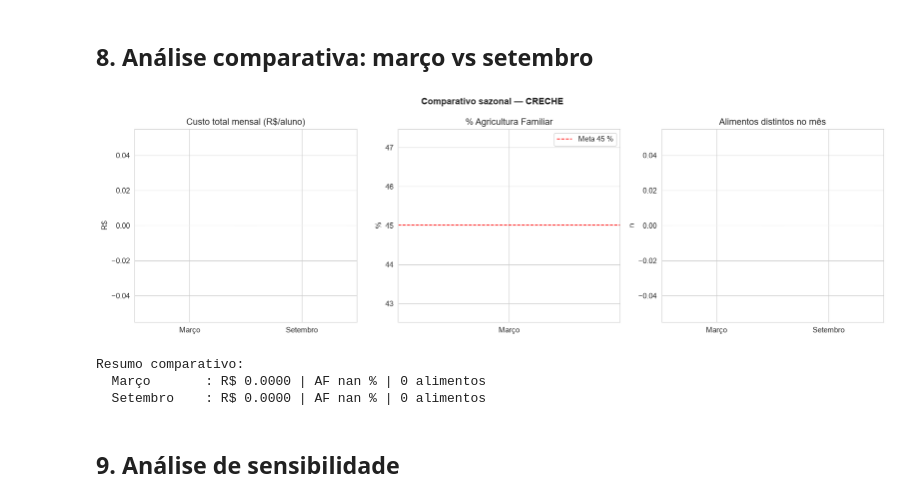
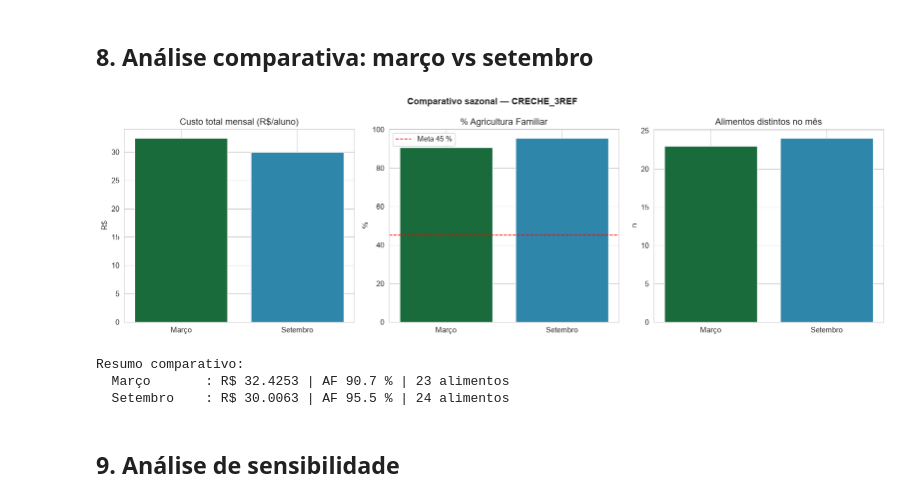
Before and after one commit to dba149/PNAE, a Jupyter notebook: otimizacao_pnae_pl.ipynb, the cells around one changed output. Cells and saved outputs as stored; diff of their text form; code cells hidden in the pictures.

Commit message:
Match de precos, pl caminho dos cardapios e nome dos grupos com quantidade de refeicoes

```diff
--- a/otimizacao_pnae_pl.ipynb
+++ b/otimizacao_pnae_pl.ipynb
@@ -624,7 +624,16 @@ NUM_REFEICOES_INSP  = 3          # CORREÇÃO (set/2026): necessário para monta
                                   # na Seção 7.3 — ver combinações disponíveis na Seção 4.
 MES_INSP            = 3             # março
 
-path_card = os.path.join(output_folder, f'cardapio_{GRUPO_INSP}_{MES_INSP:02d}.csv')
+# CORREÇÃO (set/2026): os arquivos de cardápio por instância usam o rótulo
+# composto (grupo_nutricional + num_refeicoes), ex.: 'CRECHE_3REF', não o
+# nome-base isolado ('CRECHE'). Esse rótulo é gerado por montar_perfil() —
+# centralizamos aqui para não duplicar a lógica de composição do nome em
+# cada célula (ver Seção 4, célula 10, coluna 'Grupo'). Os arquivos também
+# ficam na subpasta 'cardapios/', não na raiz de output_folder.
+perfil_insp = montar_perfil(GRUPO_INSP, NUM_REFEICOES_INSP, df_params, restricoes)
+grupo_label = perfil_insp.grupo   # ex.: 'CRECHE_3REF'
+
+path_card = os.path.join(output_folder, 'cardapios', f'cardapio_{grupo_label}_{MES_INSP:02d}.csv')
 if os.path.exists(path_card):
     df_card = pd.read_csv(path_card)
 else:
@@ -633,14 +642,14 @@ else:
     if os.path.exists(path_all):
         df_all  = pd.read_csv(path_all)
         df_card = df_all[
-            (df_all['grupo'] == GRUPO_INSP) & (df_all['mes'] == MES_INSP)
+            (df_all['grupo'] == grupo_label) & (df_all['mes'] == MES_INSP)
         ].copy()
     else:
         raise FileNotFoundError(
             "Cardápio não encontrado. Execute o solver (Bloco 5.2 ou 5.3) primeiro."
         )
 
-print(f"Cardápio: {GRUPO_INSP} / {NOMES_MESES.get(MES_INSP,'')}")
+print(f"Cardápio: {grupo_label} / {NOMES_MESES.get(MES_INSP,'')}")
 print(f"Total de registros: {len(df_card)}")
 print(f"Alimentos distintos: {df_card['alimento'].nunique()}")
 print(f"Custo total do mês : R$ {df_card['custo_r'].sum():.4f} / aluno")
@@ -765,19 +810,25 @@ VERIFICAÇÃO DE RESTRIÇÕES — CRECHE (3 ref/dia) / Março
 ## 8. Análise comparativa: março vs setembro <a id='8-sazonalidade'></a>
 # %%
 # ── Comparar custo e composição entre meses sazonalmente distintos ─
-GRUPO_COMP = 'CRECHE'
-MESES_COMP = [3, 9]  # março (frutas tropicais) × setembro (hortaliças)
+GRUPO_COMP         = 'CRECHE'
+NUM_REFEICOES_COMP = 3   # CORREÇÃO (set/2026): necessário para resolver o rótulo composto
+MESES_COMP         = [3, 9]  # março (frutas tropicais) × setembro (hortaliças)
+
+# CORREÇÃO (set/2026): mesmo ajuste da Seção 7 — rótulo composto via
+# montar_perfil() (ex.: 'CRECHE_3REF') e subpasta 'cardapios/'.
+perfil_comp = montar_perfil(GRUPO_COMP, NUM_REFEICOES_COMP, df_params, restricoes)
+grupo_label_comp = perfil_comp.grupo
 
 dados_comp = {}
 for mes in MESES_COMP:
-    path = os.path.join(output_folder, f'cardapio_{GRUPO_COMP}_{mes:02d}.csv')
+    path = os.path.join(output_folder, 'cardapios', f'cardapio_{grupo_label_comp}_{mes:02d}.csv')
     if os.path.exists(path):
         dados_comp[mes] = pd.read_csv(path)
     else:
         path_all = os.path.join(output_folder, 'cardapio_mensal_todos_grupos.csv')
         if os.path.exists(path_all):
             _all = pd.read_csv(path_all)
-            dados_comp[mes] = _all[(_all['grupo']==GRUPO_COMP) & (_all['mes']==mes)].copy()
+            dados_comp[mes] = _all[(_all['grupo']==grupo_label_comp) & (_all['mes']==mes)].copy()
 
 if len(dados_comp) == 2:
     fig, axes = plt.subplots(1, 3, figsize=(16, 5))
@@ -793,39 +844,39 @@ if len(dados_comp) == 2:
     nomes_c = [NOMES_MESES[m] for m in MESES_COMP]
 
     # Custo total
     axes[0].bar(nomes_c, [custo_total_comp[m] for m in MESES_COMP], color=['#1A6B3C','#2E86AB'])
     axes[0].set_title('Custo total mensal (R$/aluno)')
     axes[0].set_ylabel('R$')
 
     # % AF
     axes[1].bar(nomes_c, [pct_af_comp[m] for m in MESES_COMP], color=['#1A6B3C','#2E86AB'])
     axes[1].axhline(y=45, color='red', linestyle='--', linewidth=1.2, label='Meta 45 %')
     axes[1].set_title('% Agricultura Familiar')
     axes[1].set_ylabel('%')
     axes[1].legend()
 
     # Diversidade
     axes[2].bar(nomes_c, [n_alim_comp[m] for m in MESES_COMP], color=['#1A6B3C','#2E86AB'])
     axes[2].set_title('Alimentos distintos no mês')
     axes[2].set_ylabel('n')
 
-    plt.suptitle(f'Comparativo sazonal — {GRUPO_COMP}', fontsize=13, fontweight='bold')
+    plt.suptitle(f'Comparativo sazonal — {grupo_label_comp}', fontsize=13, fontweight='bold')
     plt.tight_layout()
-    plt.savefig(os.path.join(output_folder, f'grafico_sazonalidade_{GRUPO_COMP}.png'),
+    plt.savefig(os.path.join(output_folder, f'grafico_sazonalidade_{grupo_label_comp}.png'),
                 dpi=150, bbox_inches='tight')
     plt.show()
 
     print("\nResumo comparativo:")
     for mes in MESES_COMP:
         print(f"  {NOMES_MESES[mes]:12s}: R$ {custo_total_comp[mes]:.4f} | "
               f"AF {pct_af_comp[mes]:.1f} % | {n_alim_comp[mes]} alimentos")
 else:
     print("⚠ Dados de março e/ou setembro não disponíveis. Execute o solver para esses meses.")
 # %% [output]
-[figure, old version]
+[figure, new version]
 Resumo comparativo:
-  Março       : R$ 0.0000 | AF nan % | 0 alimentos
-  Setembro    : R$ 0.0000 | AF nan % | 0 alimentos
+  Março       : R$ 32.4253 | AF 90.7 % | 23 alimentos
+  Setembro    : R$ 30.0063 | AF 95.5 % | 24 alimentos
 # %% [markdown]
 ## 9. Análise de sensibilidade <a id='9-sensibilidade'></a>
 # %% [raw]
```
Also changed, not shown: parts of 14 cells of this notebook, 3 other files.
